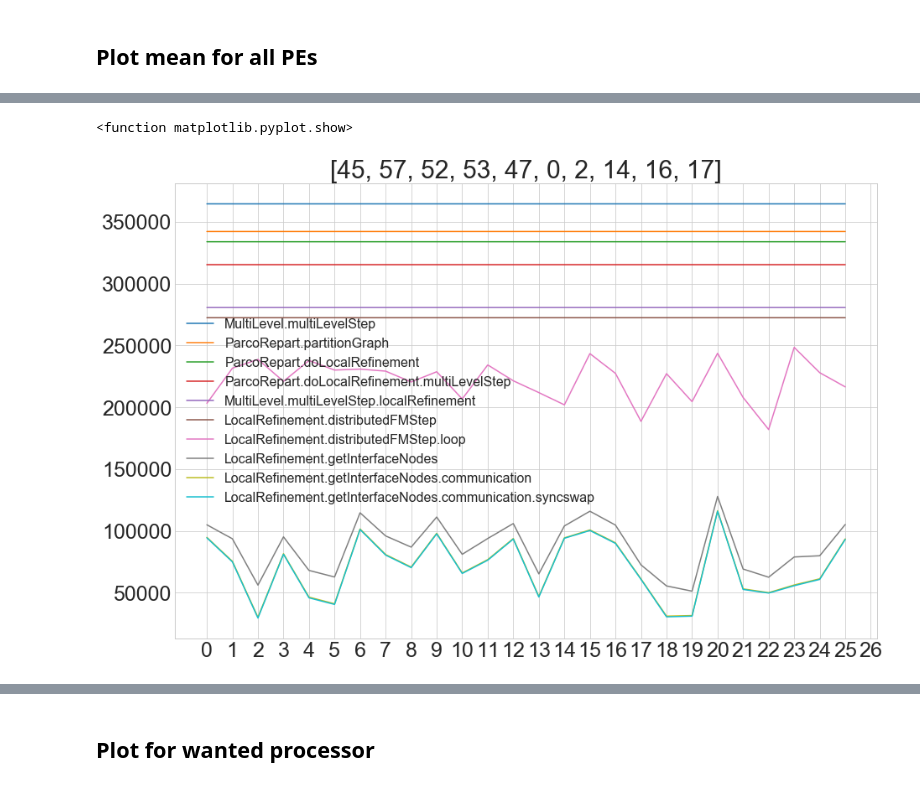
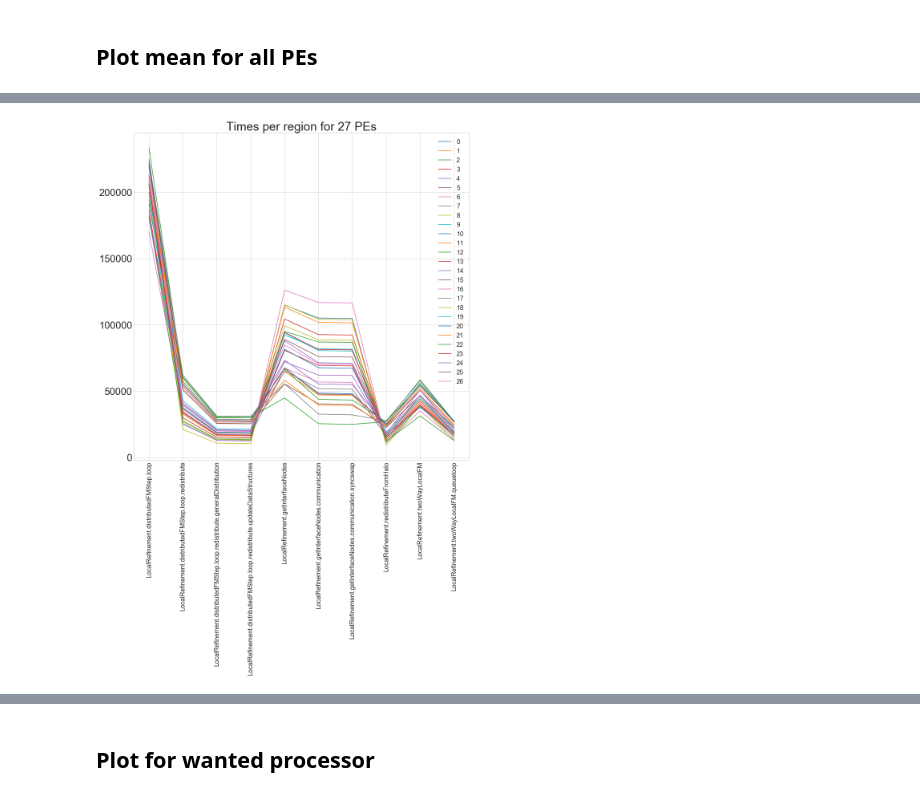
Before and after one commit to hu-macsy/geographer, a Jupyter notebook: tools/Visualize_scai_tracing.ipynb, the cells around one changed output, grey strips where cells are left out. Cells and saved outputs as stored; diff of their text form; code cells hidden in the pictures.

```diff
--- a/tools/Visualize_scai_tracing.ipynb
+++ b/tools/Visualize_scai_tracing.ipynb
@@ -155,3 +208,12 @@ for i in np.argsort(allMeanTimerPerRegion)[-10:]:
+# %%
+#get top 10 regions with the highest standart deviation
+wantedRegions = np.argsort(allSTDPerRegion)[-10:].tolist()
+wantedRegions = wantedRegions[::-1] #reverse
+
+wantedRegionNames = []
+
+for wr in wantedRegions:
+    wantedRegionNames.append( regionNames[wr] )
 # %% [markdown]
 ## Plot mean for all PEs
 # %%
@@ -212,19 +248,4 @@ plt.show()
-# %%
-fig, ax = plt.subplots(figsize=(15,10))
-plt.rcParams.update({'font.size': 25})
-
-plt.title( wantedRegions )
-
-for i in range( len(wantedRegionNames) ):
-    wrTimes = inclTimesForWantedRegions[i]
-    plt.plot( wrTimes, label=wantedRegionNames[i] )
-
-plt.xticks(np.arange( 0, numPEs, 1.0))
-#ax.set_yscale('log', basey=10)
-
-#ax.ticklabel_format(useOffset=False)
-plt.legend( fontsize=16 )
-plt.show
-# %% [output]
-<function matplotlib.pyplot.show>
-[figure, removed]
+# %%
+plotWantedPEsWantedRegions( allTimes, allPEs, wantedRegionNames,"region")
+# %% [output]
+[figure, added]
```
Also changed, not shown: parts of 14 cells of this notebook.
